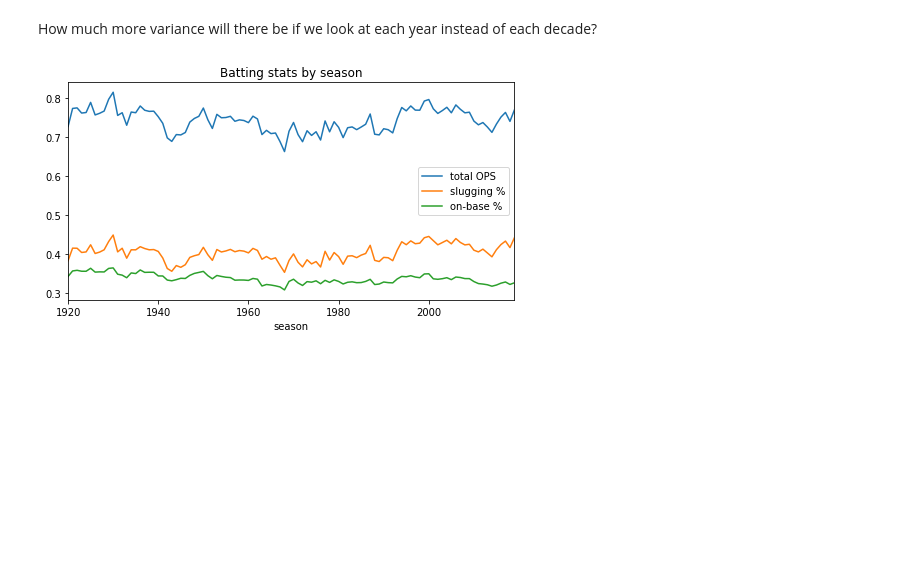
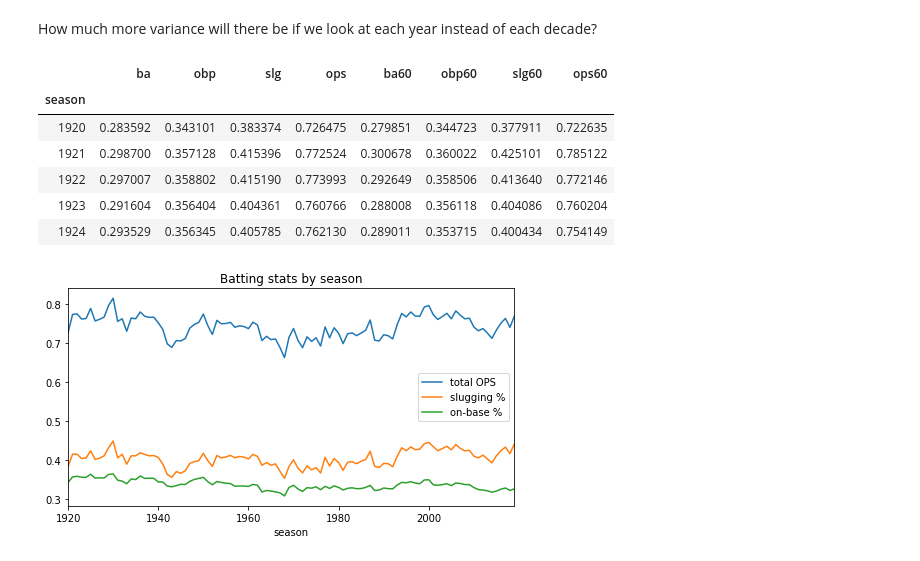
Before and after one commit to ebhtra/MLB-short-season-stats, a Jupyter notebook: MLB_Short_Season_Stats_part_2.ipynb, the cells around one changed output. Cells and saved outputs as stored; diff of their text form; code cells hidden in the pictures; blank space fills up the shorter version.

Commit message:
Make and save csv frames and series for stats that are easier to calculate in ipynb than in external viz tools

```diff
--- a/MLB_Short_Season_Stats_part_2.ipynb
+++ b/MLB_Short_Season_Stats_part_2.ipynb
@@ -201,3 +199,16 @@ How much more variance will there be if we look at each year instead of each dec
 # %%
 obp, slg = get_obp_slg(df, 'season')
 ops = obp + slg
+# %%
+ba = df.groupby('season').H.sum() / df.groupby('season').AB.sum()
+league_seasons = pd.DataFrame({'ba':ba, 'obp':obp, 'slg':slg, 'ops':ops,
+                               'ba60':ba60, 'obp60':obp60, 'slg60':slg60, 'ops60':ops60})
+league_seasons.head()
+# %% [output]
+|  | ba | obp | slg | ops | ba60 | obp60 | slg60 | ops60 |
+| season |  |  |  |  |  |  |  |  |
+| 1920 | 0.283592 | 0.343101 | 0.383374 | 0.726475 | 0.279851 | 0.344723 | 0.377911 | 0.722635 |
+| 1921 | 0.298700 | 0.357128 | 0.415396 | 0.772524 | 0.300678 | 0.360022 | 0.425101 | 0.785122 |
+| 1922 | 0.297007 | 0.358802 | 0.415190 | 0.773993 | 0.292649 | 0.358506 | 0.413640 | 0.772146 |
+| 1923 | 0.291604 | 0.356404 | 0.404361 | 0.760766 | 0.288008 | 0.356118 | 0.404086 | 0.760204 |
+| 1924 | 0.293529 | 0.356345 | 0.405785 | 0.762130 | 0.289011 | 0.353715 | 0.400434 | 0.754149 |
```
Also changed, not shown: parts of 6 cells of this notebook.
